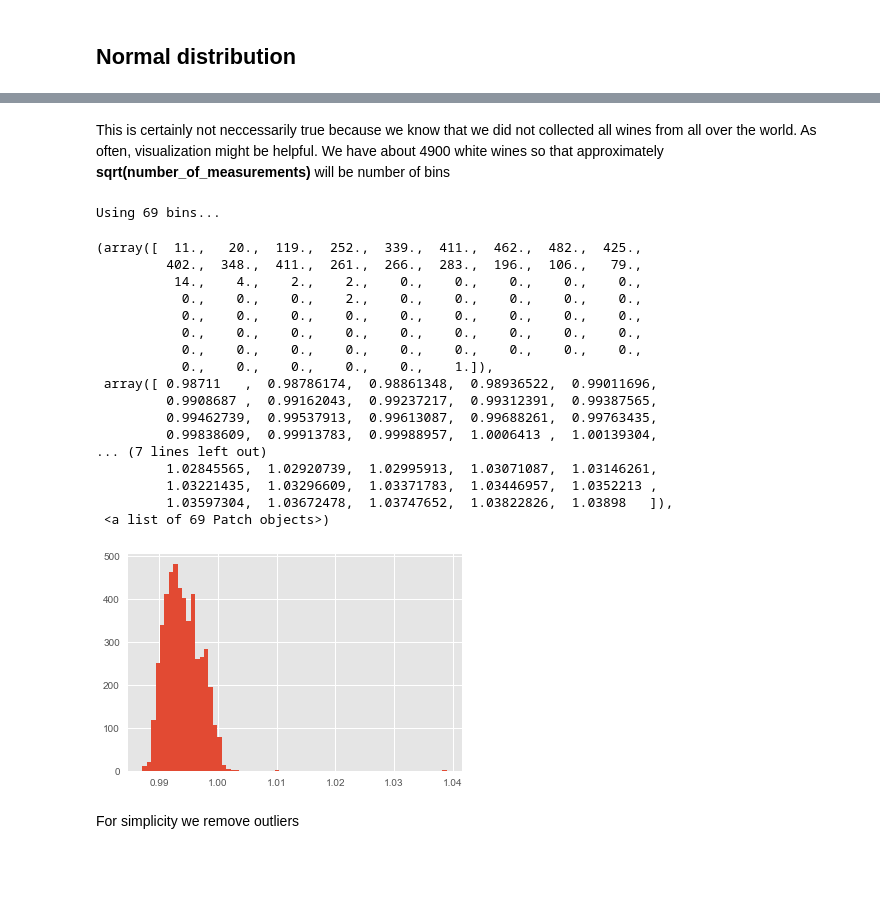
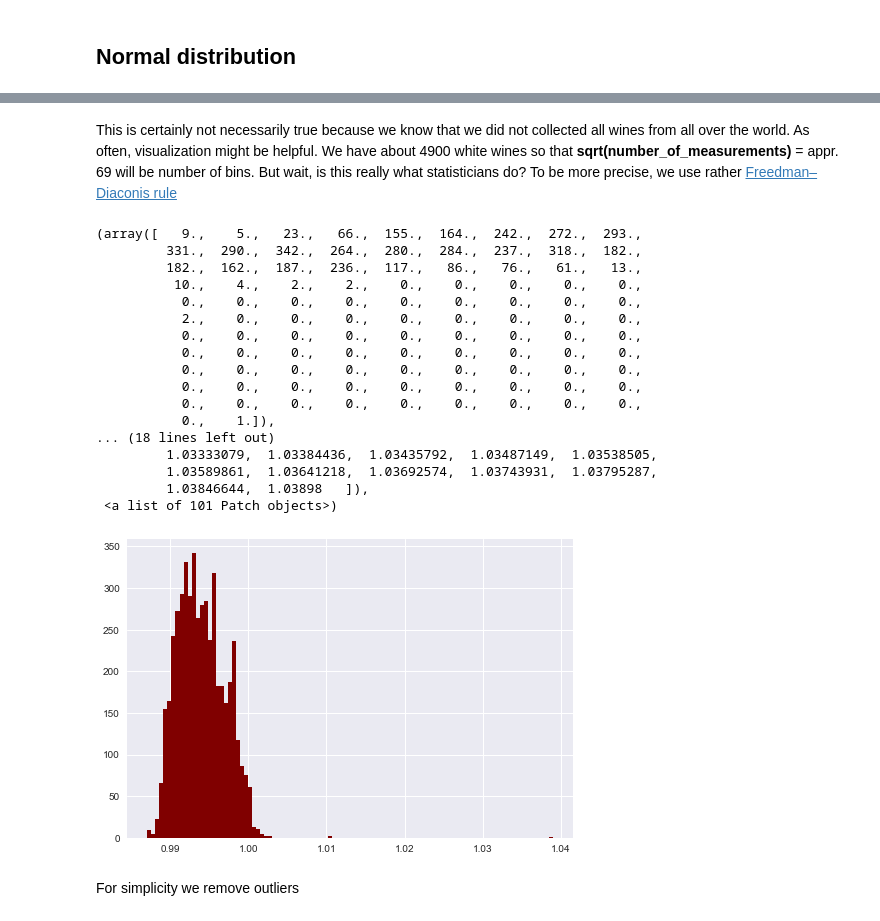
Before and after one commit to ludgo/udaWine, a Jupyter notebook: notebook.ipynb, the cells around one changed output, grey strips where cells are left out. Drawn from its saved outputs; the diff is of its cells as text; code cells hidden in the pictures; blank space fills up the shorter version.

```diff
--- a/notebook.ipynb
+++ b/notebook.ipynb
@@ -185,30 +185,27 @@ Population standard deviation: 0.002990601582148033
 Degrees of freedom: n
 # %% [markdown]
-This is certainly not neccessarily true because we know that we did not collected all wines from all over the world. As often, visualization might be helpful. We have about 4900 white wines so that approximately **sqrt(number_of_measurements)** will be number of bins
+This is certainly not necessarily true because we know that we did not collected all wines from all over the world. As often, visualization might be helpful. We have about 4900 white wines so that **sqrt(number_of_measurements)** = appr. 69 will be number of bins. But wait, is this really what statisticians do? To be more precise, we use rather [Freedman–Diaconis rule](https://en.wikipedia.org/wiki/Freedman%E2%80%93Diaconis_rule)
-# %%
-nbins = int(len(density)**0.5)
-print('Using {} bins...'.format(nbins))
-plt.hist(density, bins=nbins)
-# %% [output]
-Using 69 bins...
-(array([  11.,   20.,  119.,  252.,  339.,  411.,  462.,  482.,  425.,
-         402.,  348.,  411.,  261.,  266.,  283.,  196.,  106.,   79.,
-          14.,    4.,    2.,    2.,    0.,    0.,    0.,    0.,    0.,
-           0.,    0.,    0.,    2.,    0.,    0.,    0.,    0.,    0.,
-           0.,    0.,    0.,    0.,    0.,    0.,    0.,    0.,    0.,
-           0.,    0.,    0.,    0.,    0.,    0.,    0.,    0.,    0.,
-           0.,    0.,    0.,    0.,    0.,    0.,    0.,    0.,    0.,
-           0.,    0.,    0.,    0.,    0.,    1.]),
- array([ 0.98711   ,  0.98786174,  0.98861348,  0.98936522,  0.99011696,
-         0.9908687 ,  0.99162043,  0.99237217,  0.99312391,  0.99387565,
-         0.99462739,  0.99537913,  0.99613087,  0.99688261,  0.99763435,
-         0.99838609,  0.99913783,  0.99988957,  1.0006413 ,  1.00139304,
-... (7 lines left out)
-         1.02845565,  1.02920739,  1.02995913,  1.03071087,  1.03146261,
-         1.03221435,  1.03296609,  1.03371783,  1.03446957,  1.0352213 ,
-         1.03597304,  1.03672478,  1.03747652,  1.03822826,  1.03898   ]),
- <a list of 69 Patch objects>)
-[figure, removed]
+# %%
+plt.hist(density, bins='fd', color='maroon')
+# %% [output]
+(array([   9.,    5.,   23.,   66.,  155.,  164.,  242.,  272.,  293.,
+         331.,  290.,  342.,  264.,  280.,  284.,  237.,  318.,  182.,
+         182.,  162.,  187.,  236.,  117.,   86.,   76.,   61.,   13.,
+          10.,    4.,    2.,    2.,    0.,    0.,    0.,    0.,    0.,
+           0.,    0.,    0.,    0.,    0.,    0.,    0.,    0.,    0.,
+           2.,    0.,    0.,    0.,    0.,    0.,    0.,    0.,    0.,
+           0.,    0.,    0.,    0.,    0.,    0.,    0.,    0.,    0.,
+           0.,    0.,    0.,    0.,    0.,    0.,    0.,    0.,    0.,
+           0.,    0.,    0.,    0.,    0.,    0.,    0.,    0.,    0.,
+           0.,    0.,    0.,    0.,    0.,    0.,    0.,    0.,    0.,
+           0.,    0.,    0.,    0.,    0.,    0.,    0.,    0.,    0.,
+           0.,    1.]),
+... (18 lines left out)
+         1.03333079,  1.03384436,  1.03435792,  1.03487149,  1.03538505,
+         1.03589861,  1.03641218,  1.03692574,  1.03743931,  1.03795287,
+         1.03846644,  1.03898   ]),
+ <a list of 101 Patch objects>)
+[figure, added]
 # %% [markdown]
 For simplicity we remove outliers
 # %%
```
Also changed, not shown: parts of 39 cells of this notebook.
